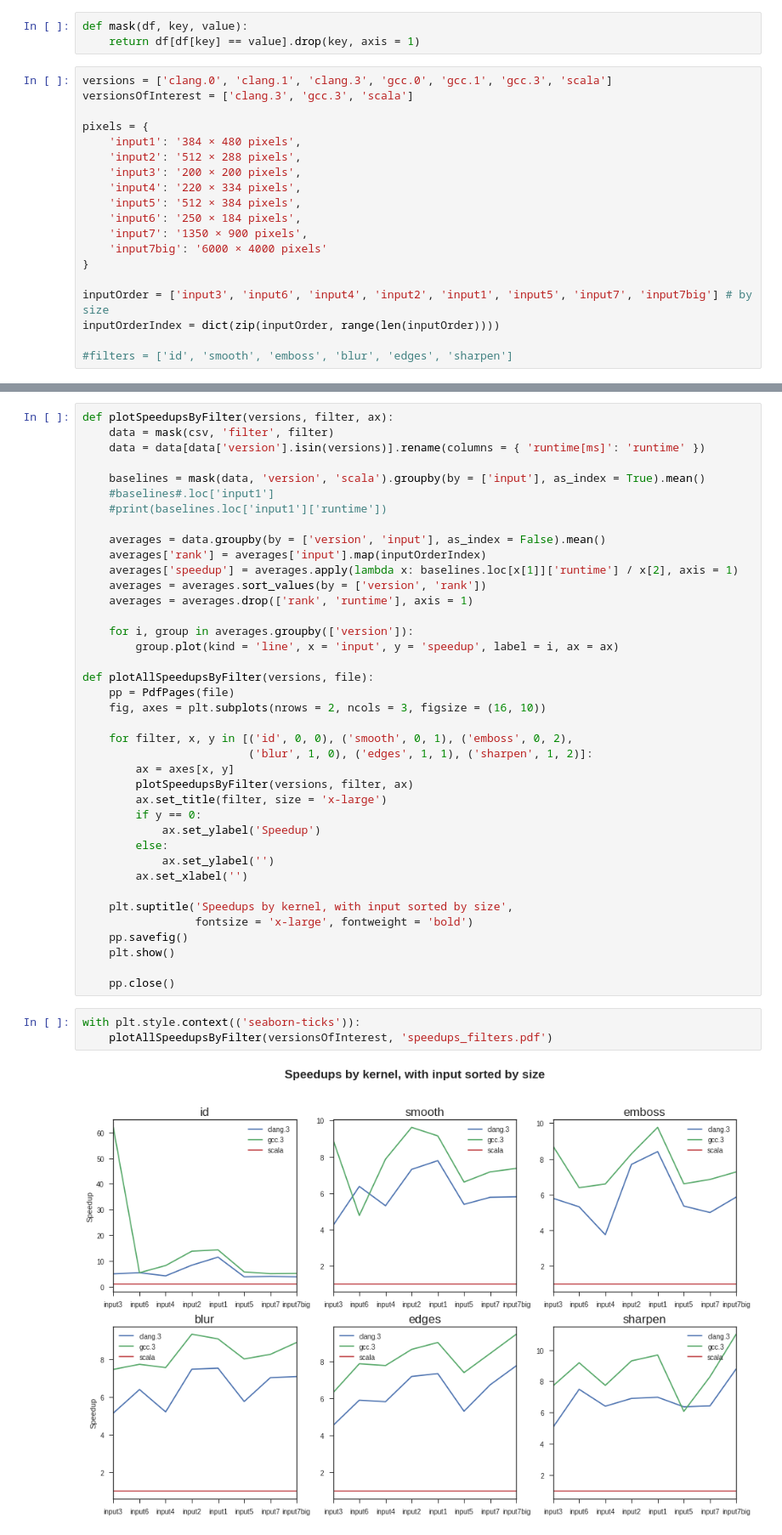
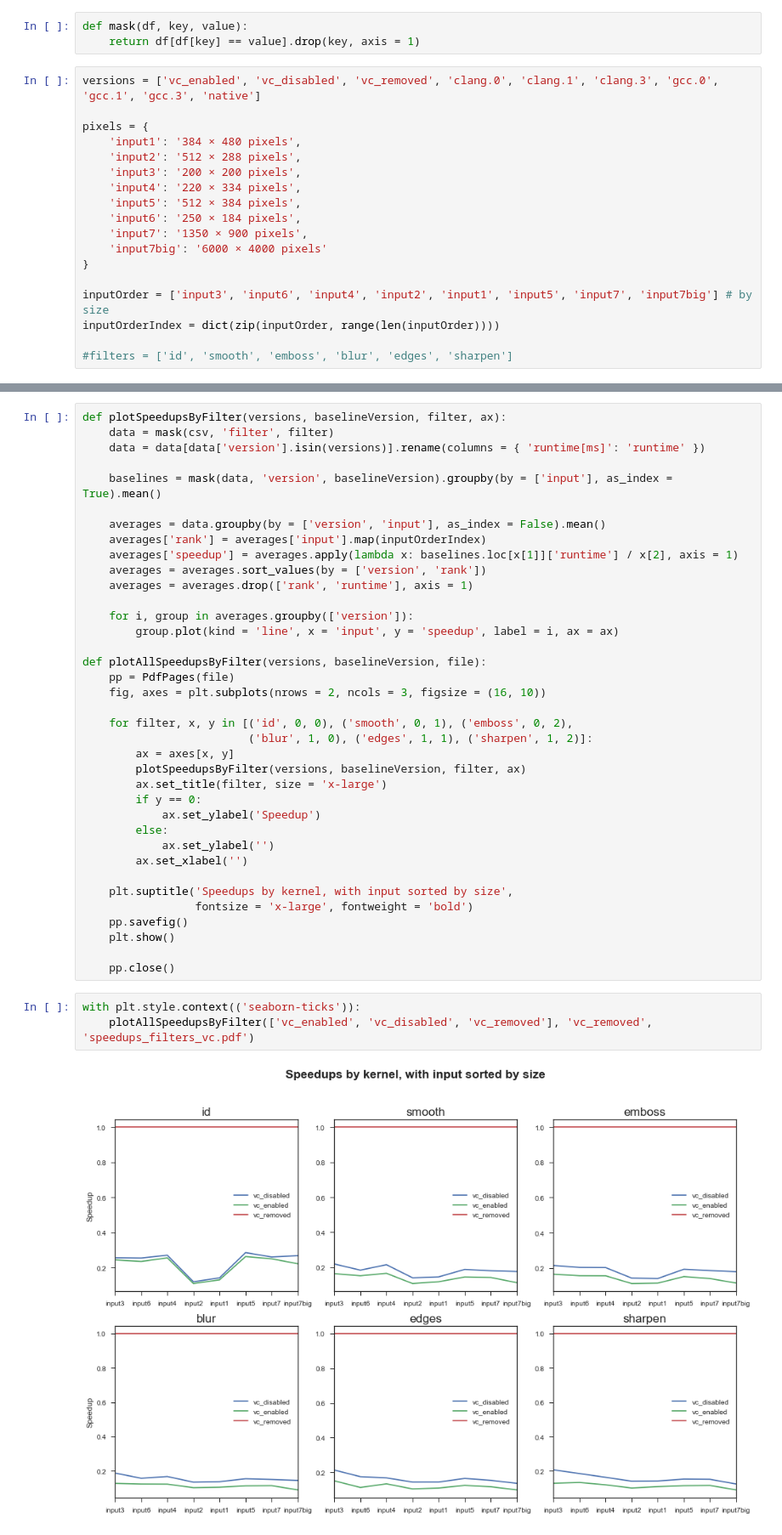
Before and after one commit to mantognini/GenC, a Jupyter notebook: 3 master thesis project report/case_studies/Image Processing/benchmark/runtimes_explorer.ipynb, the cells around one changed output, grey strips where cells are left out. Shown at 85% size. Drawn from its saved outputs; the diff is of its cells as text.

Commit message:
Update Image Processing benchmark
Now also comparing the impact of runtime assertions.

```diff
--- a/3 master thesis project report/case_studies/Image Processing/benchmark/runtimes_explorer.ipynb
+++ b/3 master thesis project report/case_studies/Image Processing/benchmark/runtimes_explorer.ipynb
@@ -15,8 +14,7 @@ csv  = pd.read_csv('runtimes.csv', sep = ';')
 def mask(df, key, value):
     return df[df[key] == value].drop(key, axis = 1)
 # %%
-versions = ['clang.0', 'clang.1', 'clang.3', 'gcc.0', 'gcc.1', 'gcc.3', 'scala']
-versionsOfInterest = ['clang.3', 'gcc.3', 'scala']
+versions = ['vc_enabled', 'vc_disabled', 'vc_removed', 'clang.0', 'clang.1', 'clang.3', 'gcc.0', 'gcc.1', 'gcc.3', 'native']
 
 pixels = {
     'input1': '384 × 480 pixels',
@@ -106,11 +111,9 @@ with plt.style.context(('seaborn-ticks')):
 # %%
-def plotSpeedupsByFilter(versions, filter, ax):
+def plotSpeedupsByFilter(versions, baselineVersion, filter, ax):
     data = mask(csv, 'filter', filter)
     data = data[data['version'].isin(versions)].rename(columns = { 'runtime[ms]': 'runtime' })
 
-    baselines = mask(data, 'version', 'scala').groupby(by = ['input'], as_index = True).mean()
-    #baselines#.loc['input1']
-    #print(baselines.loc['input1']['runtime'])
+    baselines = mask(data, 'version', baselineVersion).groupby(by = ['input'], as_index = True).mean()
 
     averages = data.groupby(by = ['version', 'input'], as_index = False).mean()
     averages['rank'] = averages['input'].map(inputOrderIndex)
@@ -121,14 +124,14 @@ def plotSpeedupsByFilter(versions, filter, ax):
     for i, group in averages.groupby(['version']):
         group.plot(kind = 'line', x = 'input', y = 'speedup', label = i, ax = ax)
 
-def plotAllSpeedupsByFilter(versions, file):
+def plotAllSpeedupsByFilter(versions, baselineVersion, file):
     pp = PdfPages(file)
     fig, axes = plt.subplots(nrows = 2, ncols = 3, figsize = (16, 10))
 
     for filter, x, y in [('id', 0, 0), ('smooth', 0, 1), ('emboss', 0, 2),
                          ('blur', 1, 0), ('edges', 1, 1), ('sharpen', 1, 2)]:
         ax = axes[x, y]
-        plotSpeedupsByFilter(versions, filter, ax)
+        plotSpeedupsByFilter(versions, baselineVersion, filter, ax)
         ax.set_title(filter, size = 'x-large')
         if y == 0:
             ax.set_ylabel('Speedup')
@@ -144,6 +147,6 @@ def plotAllSpeedupsByFilter(versions, file):
     pp.close()
 # %%
 with plt.style.context(('seaborn-ticks')):
-    plotAllSpeedupsByFilter(versionsOfInterest, 'speedups_filters.pdf')
+    plotAllSpeedupsByFilter(['vc_enabled', 'vc_disabled', 'vc_removed'], 'vc_removed', 'speedups_filters_vc.pdf')
 # %% [output]
-[figure, old version]
+[figure, new version]
```
Also changed, not shown: parts of 7 cells of this notebook, 11 other files.
